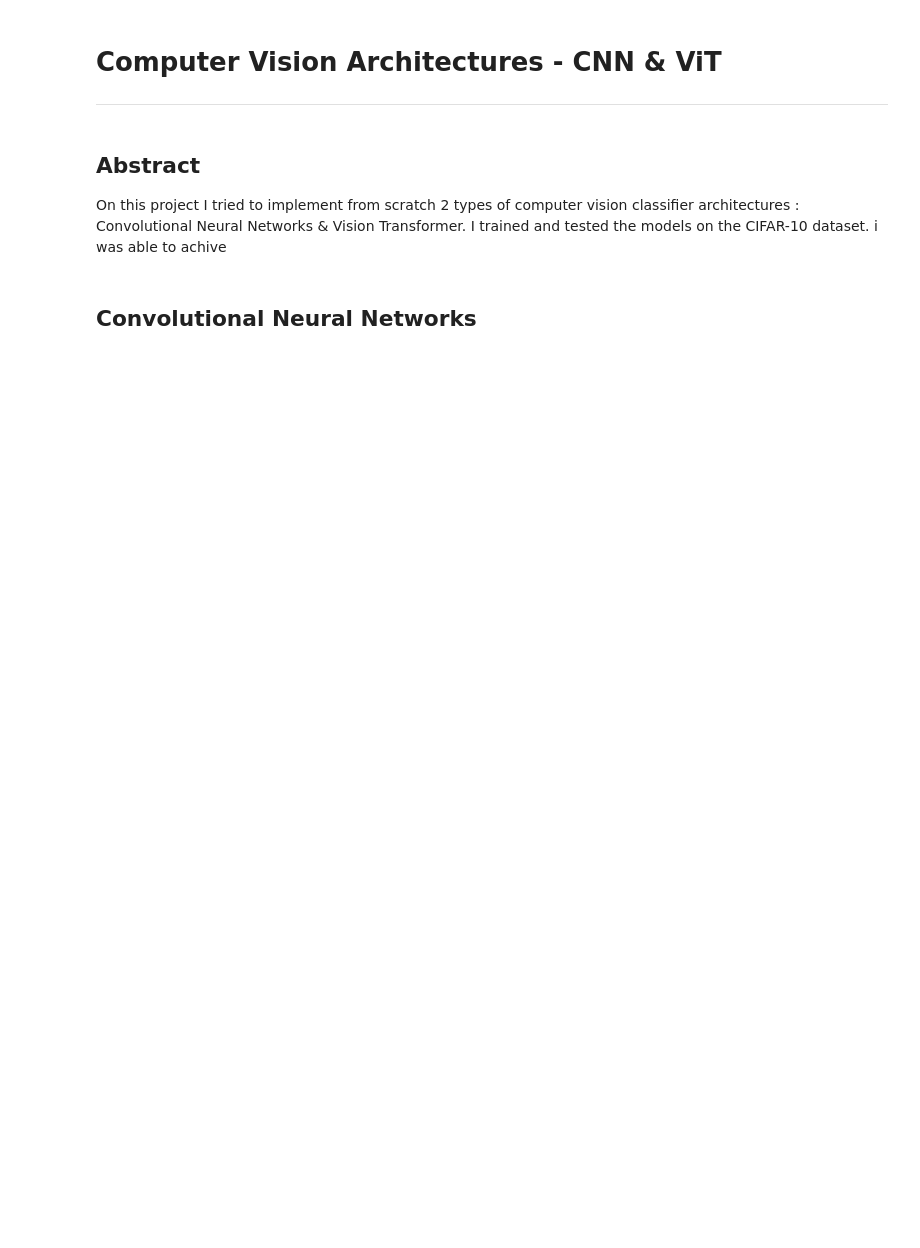
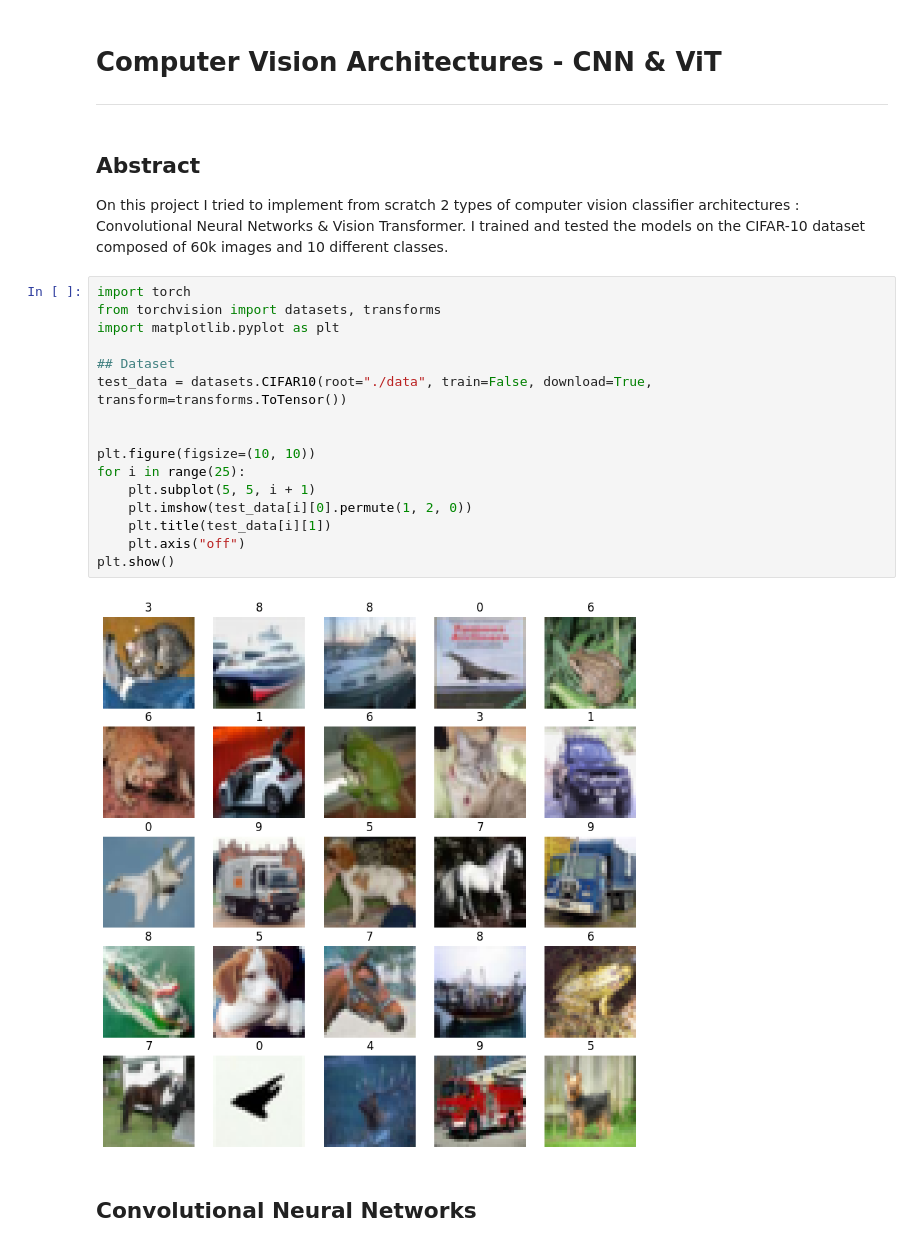
Before and after one commit to etiennechevrolat/computer-vision-cnn-vit-yolo, a Jupyter notebook: notebooks/pres.ipynb, the cells around one changed output. Drawn from its saved outputs; the diff is of its cells as text; blank space fills up the shorter version.

```diff
--- a/notebooks/pres.ipynb
+++ b/notebooks/pres.ipynb
@@ -4,8 +4,25 @@
 # %% [markdown]
 ## Abstract
 On this project I tried to implement from scratch 2 types of computer vision classifier architectures : Convolutional Neural Networks & Vision Transformer.
-I trained and tested the models on the CIFAR-10 dataset.
-i was able to achive
+I trained and tested the models on the CIFAR-10 dataset composed of 60k images and 10 different classes.
+# %%
+import torch
+from torchvision import datasets, transforms
+import matplotlib.pyplot as plt
+
+## Dataset
+test_data = datasets.CIFAR10(root="./data", train=False, download=True, transform=transforms.ToTensor())
+
+
+plt.figure(figsize=(10, 10))
+for i in range(25):
+    plt.subplot(5, 5, i + 1)
+    plt.imshow(test_data[i][0].permute(1, 2, 0))
+    plt.title(test_data[i][1])
+    plt.axis("off")
+plt.show()
+# %% [output]
+[figure, added]
 # %% [markdown]
 ## Convolutional Neural Networks
 # %% [markdown]
```
Also changed, not shown: parts of 12 cells of this notebook, 8 other files.
